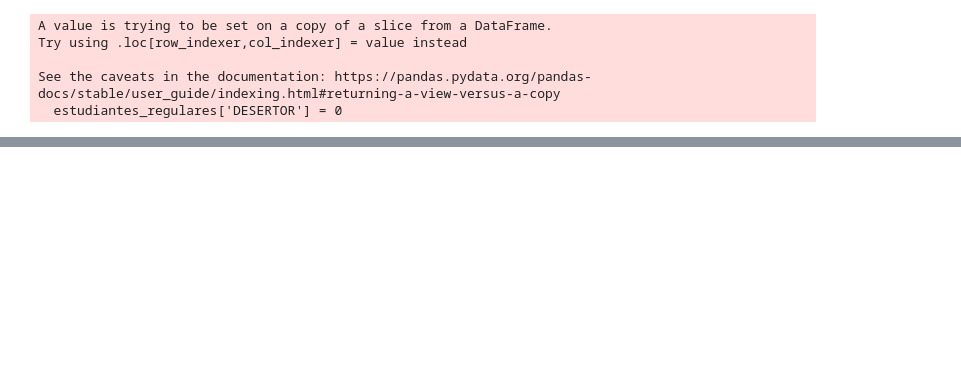
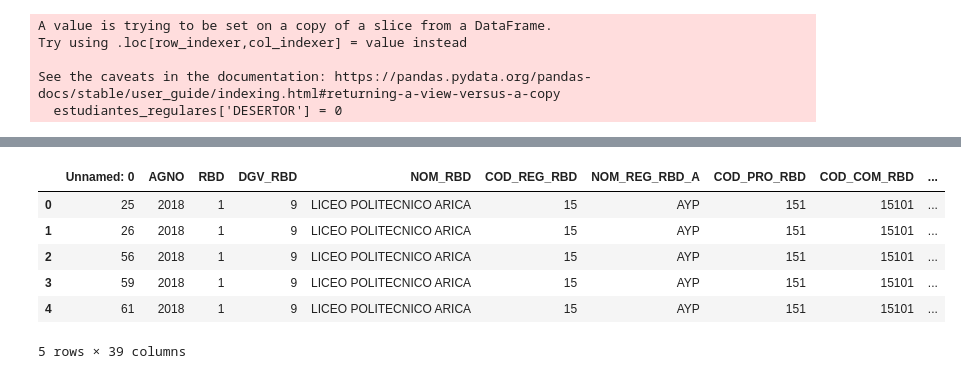
Before and after one commit to davidlealo/desercion-escolar, a Jupyter notebook: 20231217_analisis_clusters.ipynb, the cells around one changed output, grey strips where cells are left out. Drawn from its saved outputs; the diff is of its cells as text; code cells hidden in the pictures; blank space fills up the shorter version.

```diff
--- a/20231217_analisis_clusters.ipynb
+++ b/20231217_analisis_clusters.ipynb
@@ -64,0 +111,11 @@ See the caveats in the documentation: https://pandas.pydata.org/pandas-docs/stab
+# %%
+# Head combinado2018
+combinado2018.head()
+# %% [output]
+|  | Unnamed: 0 | AGNO | RBD | DGV_RBD | NOM_RBD | COD_REG_RBD | NOM_REG_RBD_A | COD_PRO_RBD | COD_COM_RBD | ... |
+| 0 | 25 | 2018 | 1 | 9 | LICEO POLITECNICO ARICA | 15 | AYP | 151 | 15101 | ... |
+| 1 | 26 | 2018 | 1 | 9 | LICEO POLITECNICO ARICA | 15 | AYP | 151 | 15101 | ... |
+| 2 | 56 | 2018 | 1 | 9 | LICEO POLITECNICO ARICA | 15 | AYP | 151 | 15101 | ... |
+| 3 | 59 | 2018 | 1 | 9 | LICEO POLITECNICO ARICA | 15 | AYP | 151 | 15101 | ... |
+| 4 | 61 | 2018 | 1 | 9 | LICEO POLITECNICO ARICA | 15 | AYP | 151 | 15101 | ... |
+5 rows × 39 columns
```
Also changed, not shown: parts of 24 cells of this notebook.
